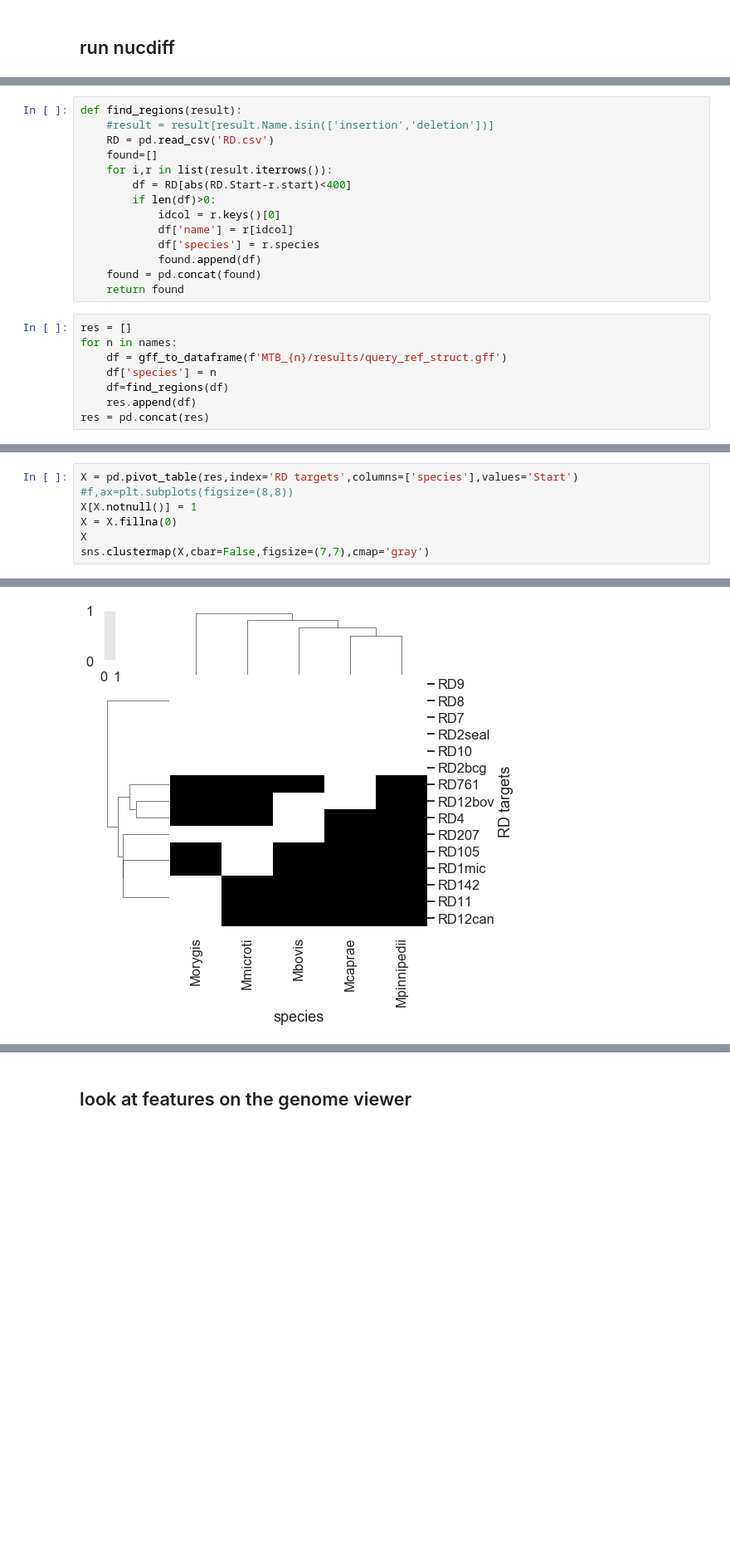
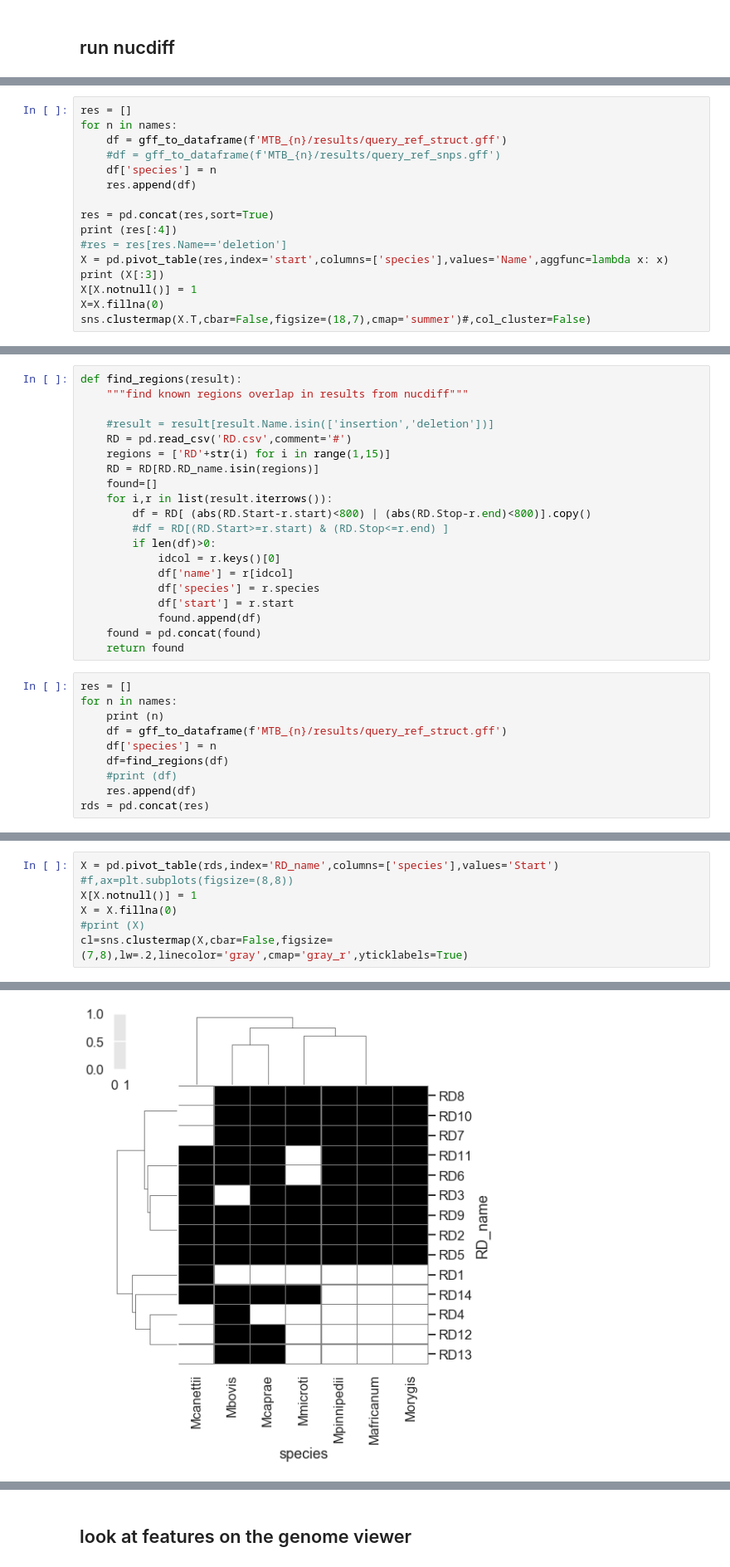
Before and after one commit to Matt-McElheron/Orygis_project, a Jupyter notebook: damien_analysis.ipynb, the cells around one changed output, grey strips where cells are left out. Shown at 83% size. Drawn from its saved outputs; the diff is of its cells as text; blank space fills up the shorter version.

Commit message:
find common diffs

```diff
--- a/damien_analysis.ipynb
+++ b/damien_analysis.ipynb
@@ -88,0 +91,16 @@ nucdiff genomes/MTB.fna genomes/Mpinnipedii.fna MTB_Mpinnipedii query
+# %%
+res = []
+for n in names:
+    df = gff_to_dataframe(f'MTB_{n}/results/query_ref_struct.gff')
+    #df = gff_to_dataframe(f'MTB_{n}/results/query_ref_snps.gff')
+    df['species'] = n
+    res.append(df)
+
+res = pd.concat(res,sort=True)
+print (res[:4])
+#res = res[res.Name=='deletion']
+X = pd.pivot_table(res,index='start',columns=['species'],values='Name',aggfunc=lambda x: x)
+print (X[:3])
+X[X.notnull()] = 1
+X=X.fillna(0)
+sns.clustermap(X.T,cbar=False,figsize=(18,7),cmap='summer')#,col_cluster=False)
@@ -89,22 +128,30 @@ nucdiff genomes/MTB.fna genomes/Mpinnipedii.fna MTB_Mpinnipedii query
 # %%
 def find_regions(result):
+    """find known regions overlap in results from nucdiff"""
+
     #result = result[result.Name.isin(['insertion','deletion'])]
-    RD = pd.read_csv('RD.csv')
+    RD = pd.read_csv('RD.csv',comment='#')
+    regions = ['RD'+str(i) for i in range(1,15)]
+    RD = RD[RD.RD_name.isin(regions)]
     found=[]
     for i,r in list(result.iterrows()):
-        df = RD[abs(RD.Start-r.start)<400]
+        df = RD[ (abs(RD.Start-r.start)<800) | (abs(RD.Stop-r.end)<800)].copy()
+        #df = RD[(RD.Start>=r.start) & (RD.Stop<=r.end) ]
         if len(df)>0:
             idcol = r.keys()[0]
             df['name'] = r[idcol]
             df['species'] = r.species
+            df['start'] = r.start
             found.append(df)
     found = pd.concat(found)
     return found
 # %%
 res = []
 for n in names:
+    print (n)
     df = gff_to_dataframe(f'MTB_{n}/results/query_ref_struct.gff')
     df['species'] = n
     df=find_regions(df)
+    #print (df)
     res.append(df)
-res = pd.concat(res)
+rds = pd.concat(res)
@@ -111,8 +166,8 @@ res = pd.concat(res)
 # %%
-X = pd.pivot_table(res,index='RD targets',columns=['species'],values='Start')
+X = pd.pivot_table(rds,index='RD_name',columns=['species'],values='Start')
 #f,ax=plt.subplots(figsize=(8,8))
 X[X.notnull()] = 1
 X = X.fillna(0)
-X
-sns.clustermap(X,cbar=False,figsize=(7,7),cmap='gray')
+#print (X)
+cl=sns.clustermap(X,cbar=False,figsize=(7,8),lw=.2,linecolor='gray',cmap='gray_r',yticklabels=True)
 # %% [output]
@@ -120 +174 @@ sns.clustermap(X,cbar=False,figsize=(7,7),cmap='gray')
-[figure, old version]
+[figure, new version]
```
Also changed, not shown: parts of 15 cells of this notebook.
